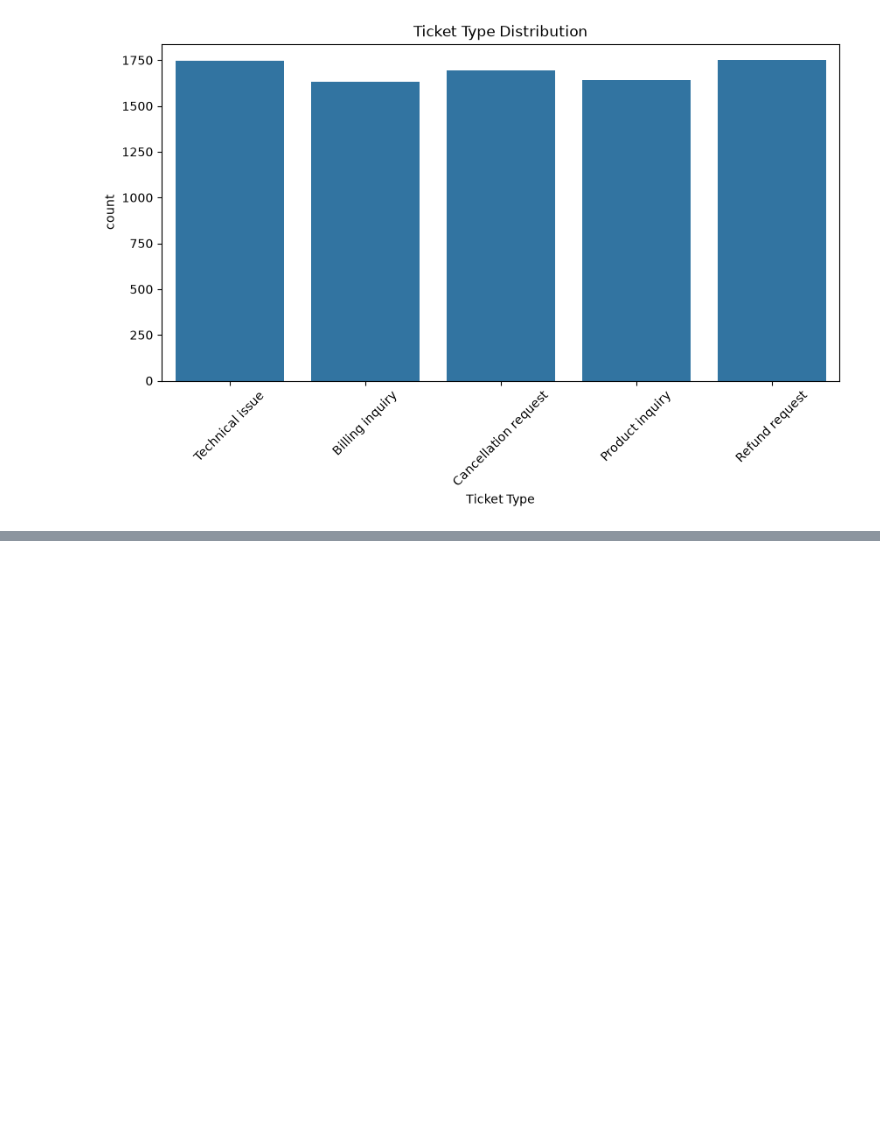
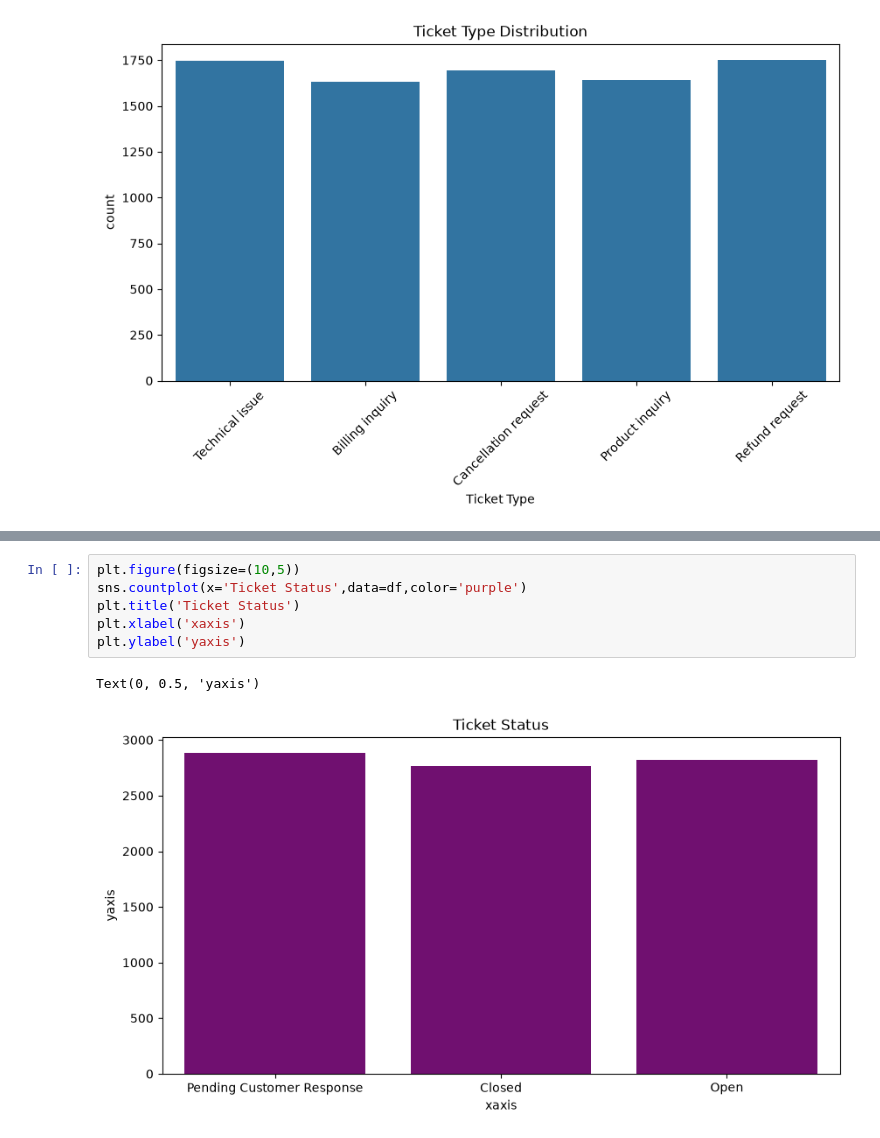
Before and after one commit to CompileNetwork33/NLP, a Jupyter notebook: tickets1.ipynb, the cells around one changed output, grey strips where cells are left out. Saved outputs shown, nothing was run; the diff lists cells and outputs as text; blank space fills up the shorter version.

```diff
--- a/tickets1.ipynb
+++ b/tickets1.ipynb
@@ -57,0 +82,9 @@ plt.show()
+# %%
+plt.figure(figsize=(10,5))
+sns.countplot(x='Ticket Status',data=df,color='purple')
+plt.title('Ticket Status')
+plt.xlabel('xaxis')
+plt.ylabel('yaxis')
+# %% [output]
+Text(0, 0.5, 'yaxis')
+[figure, added]
```
Also changed, not shown: parts of 3 cells of this notebook.
